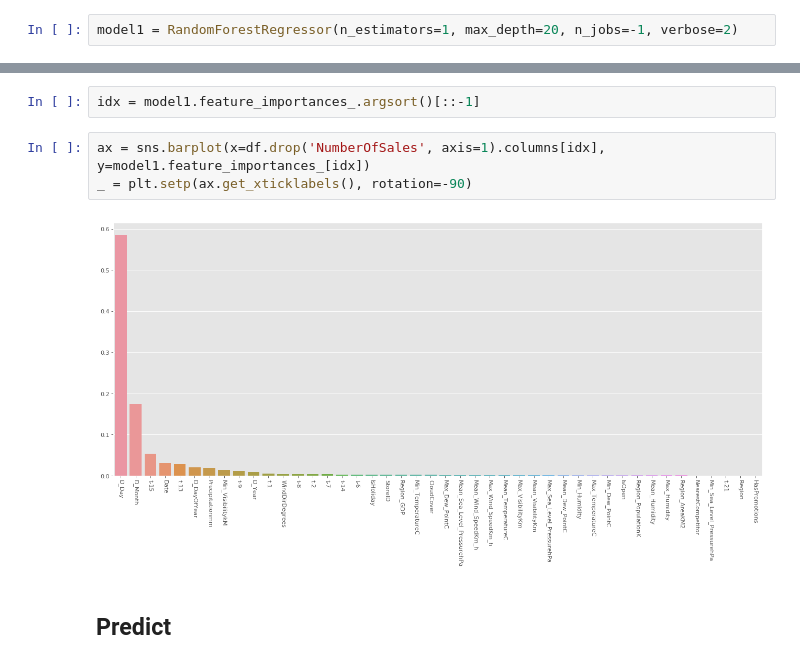
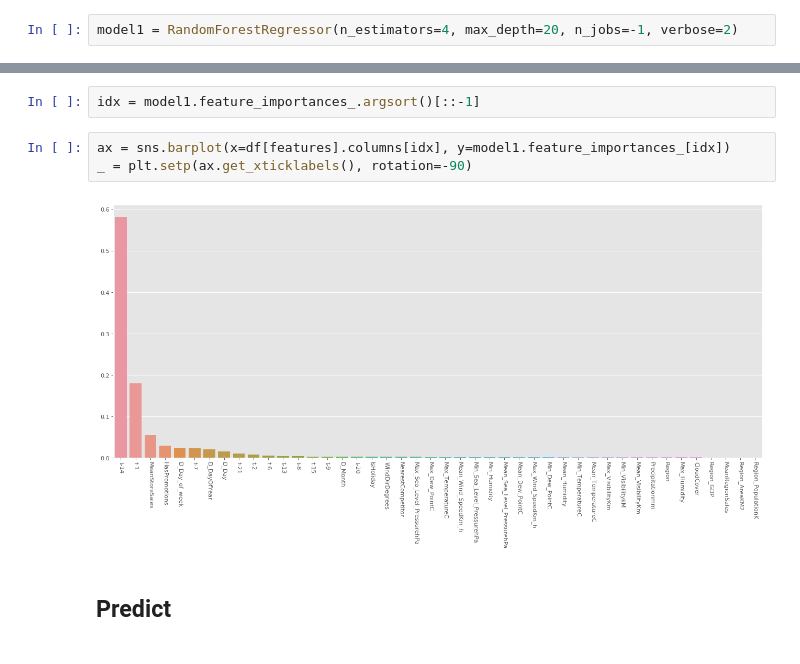
Before and after one commit to mirkomantovani/DMTM-project-BIP, a Jupyter notebook: 5.1.4_Model_RFR_on enriched.ipynb, the cells around one changed output, grey strips where cells are left out. Saved outputs shown, nothing was run; the diff lists cells and outputs as text.

```diff
--- a/5.1.4_Model_RFR_on enriched.ipynb
+++ b/5.1.4_Model_RFR_on enriched.ipynb
@@ -106,7 +107,7 @@ train[features].head().T
 # %%
 from sklearn.ensemble import RandomForestRegressor
 # %%
-model1 = RandomForestRegressor(n_estimators=1, max_depth=20, n_jobs=-1, verbose=2)
+model1 = RandomForestRegressor(n_estimators=4, max_depth=20, n_jobs=-1, verbose=2)
 # %%
 # Can I choose to give it numpy arrays or pandas df or I can only pass np arrays?
 model1.fit(train[features], train['NumberOfSales'])
@@ -122,10 +125,10 @@ RandomForestRegressor(bootstrap=True, criterion='mse', max_depth=20,
 # %%
 idx = model1.feature_importances_.argsort()[::-1]
 # %%
-ax = sns.barplot(x=df.drop('NumberOfSales', axis=1).columns[idx], y=model1.feature_importances_[idx])
+ax = sns.barplot(x=df[features].columns[idx], y=model1.feature_importances_[idx])
 _ = plt.setp(ax.get_xticklabels(), rotation=-90)
 # %% [output]
-[figure, old version]
+[figure, new version]
 # %% [markdown]
 ## Predict
 # %%
```
Also changed, not shown: parts of 25 cells of this notebook.
